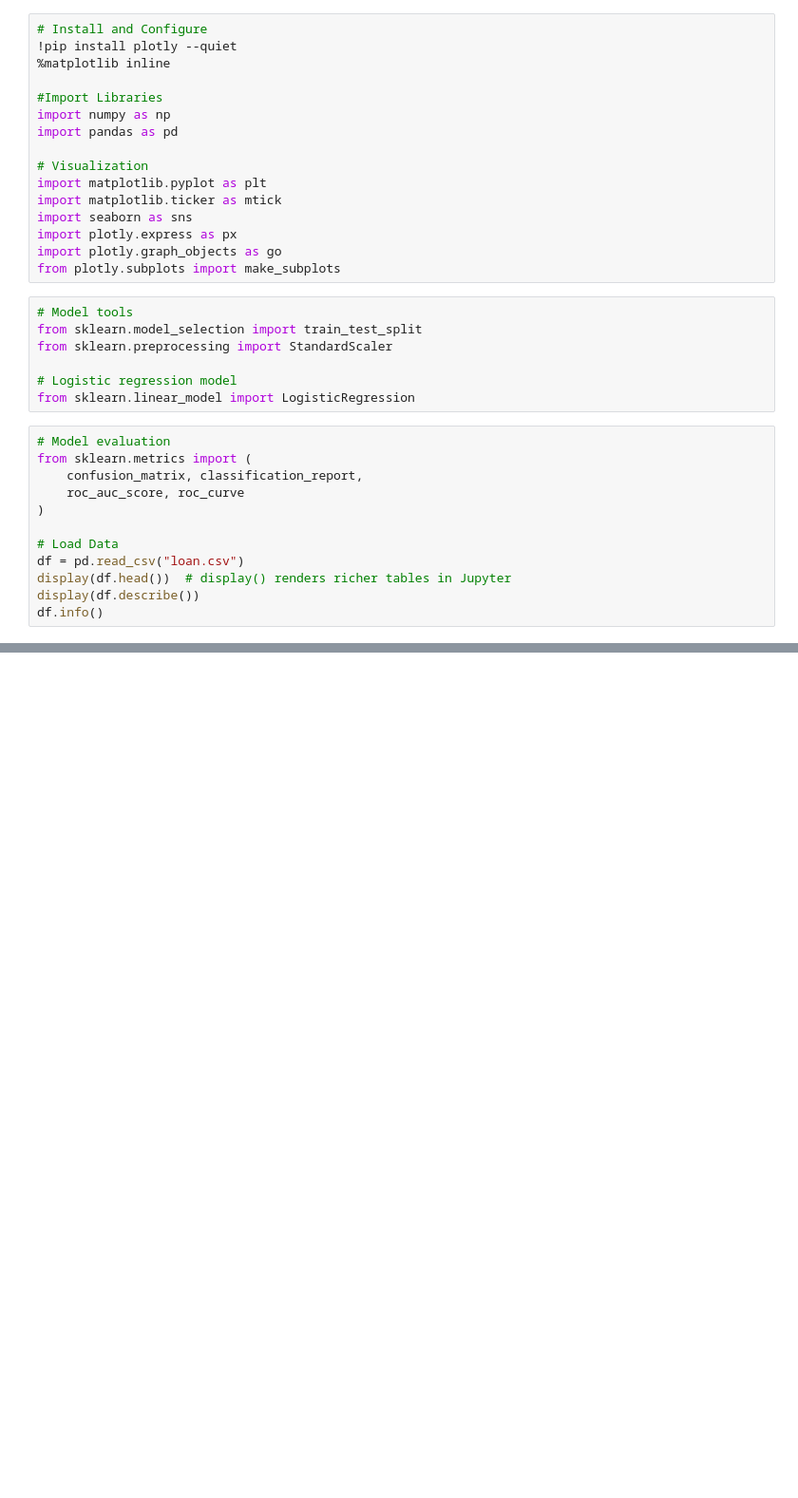
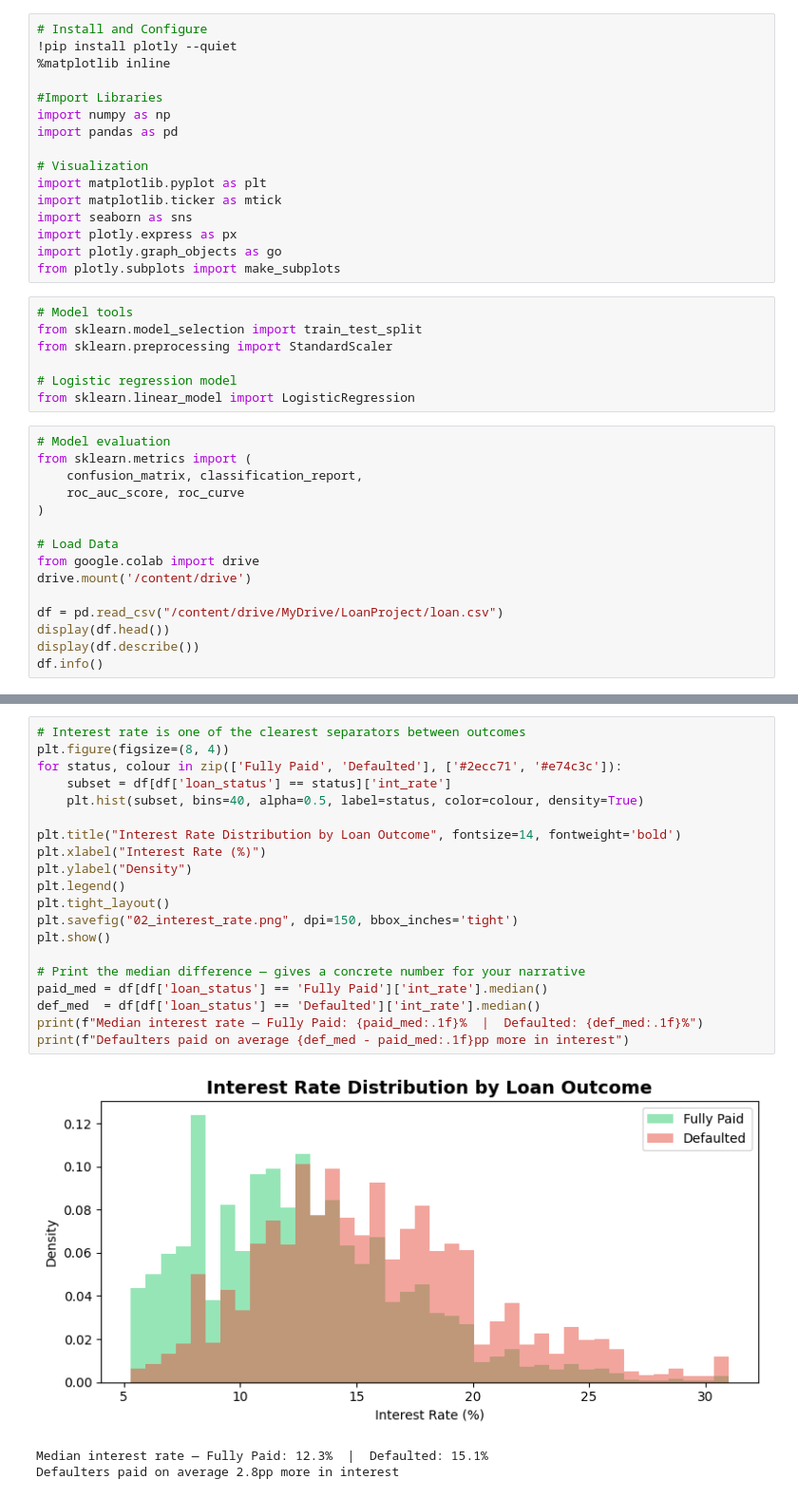
Before and after one commit to G-Nkosi01/Portfolio, a Jupyter notebook: Credit Risk Analysis.ipynb, the cells around one changed output, grey strips where cells are left out. Shown at 95% size. Saved outputs shown, nothing was run; the diff lists cells and outputs as text; blank space fills up the shorter version.

```diff
--- a/Credit Risk Analysis.ipynb
+++ b/Credit Risk Analysis.ipynb
@@ -29,7 +31,10 @@ from sklearn.metrics import (
 )
 
 # Load Data
-df = pd.read_csv("loan.csv")
-display(df.head())  # display() renders richer tables in Jupyter
+from google.colab import drive
+drive.mount('/content/drive')
+
+df = pd.read_csv("/content/drive/MyDrive/LoanProject/loan.csv")
+display(df.head())
 display(df.describe())
 df.info()
@@ -95,0 +110,24 @@ y_prob = model.predict_proba(X_test)[:, 1]
+# %%
+# Interest rate is one of the clearest separators between outcomes
+plt.figure(figsize=(8, 4))
+for status, colour in zip(['Fully Paid', 'Defaulted'], ['#2ecc71', '#e74c3c']):
+    subset = df[df['loan_status'] == status]['int_rate']
+    plt.hist(subset, bins=40, alpha=0.5, label=status, color=colour, density=True)
+
+plt.title("Interest Rate Distribution by Loan Outcome", fontsize=14, fontweight='bold')
+plt.xlabel("Interest Rate (%)")
+plt.ylabel("Density")
+plt.legend()
+plt.tight_layout()
+plt.savefig("02_interest_rate.png", dpi=150, bbox_inches='tight')
+plt.show()
+
+# Print the median difference — gives a concrete number for your narrative
+paid_med = df[df['loan_status'] == 'Fully Paid']['int_rate'].median()
+def_med  = df[df['loan_status'] == 'Defaulted']['int_rate'].median()
+print(f"Median interest rate — Fully Paid: {paid_med:.1f}%  |  Defaulted: {def_med:.1f}%")
+print(f"Defaulters paid on average {def_med - paid_med:.1f}pp more in interest")
+# %% [output]
+[figure, added]
+Median interest rate — Fully Paid: 12.3%  |  Defaulted: 15.1%
+Defaulters paid on average 2.8pp more in interest
```
Also changed, not shown: parts of 23 cells of this notebook.
